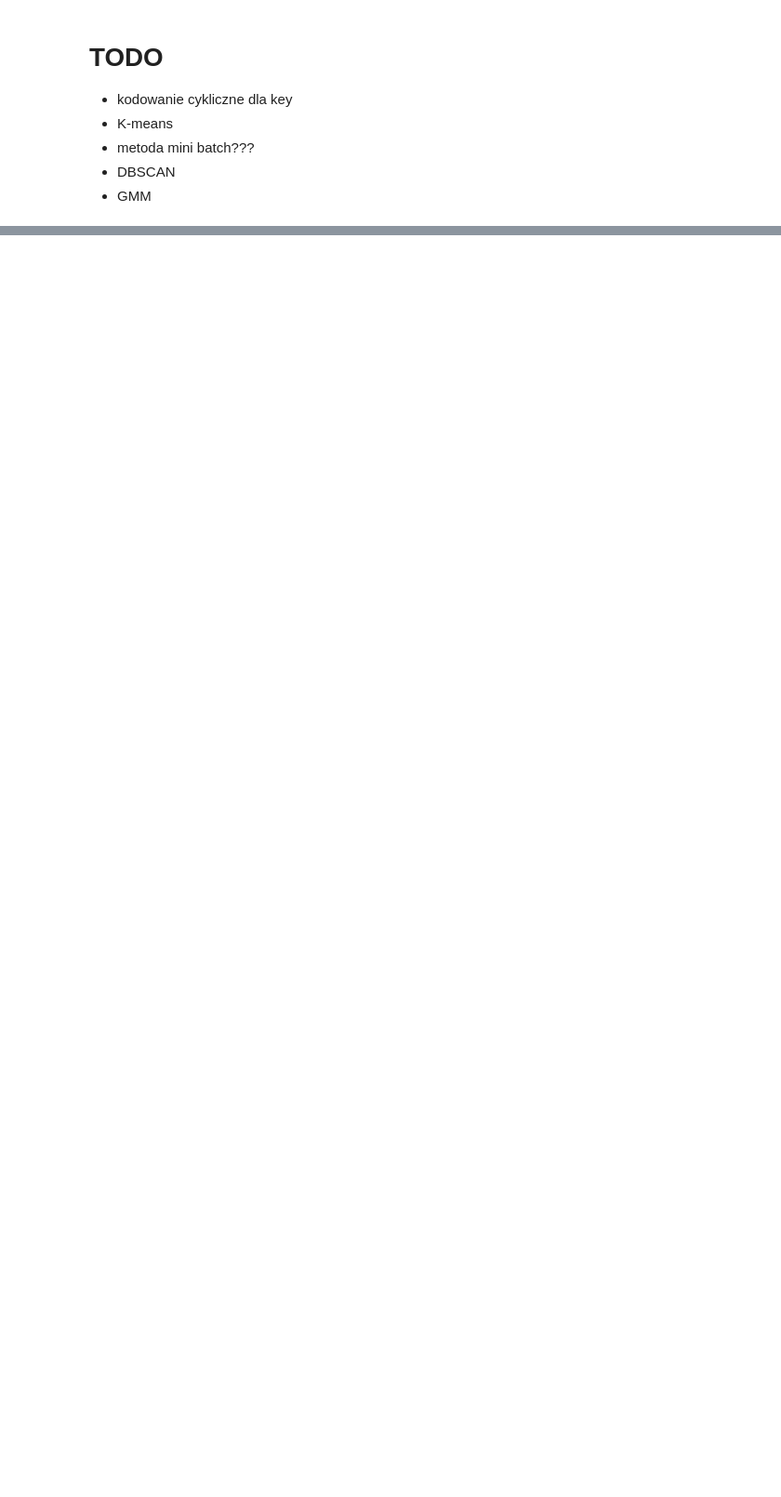
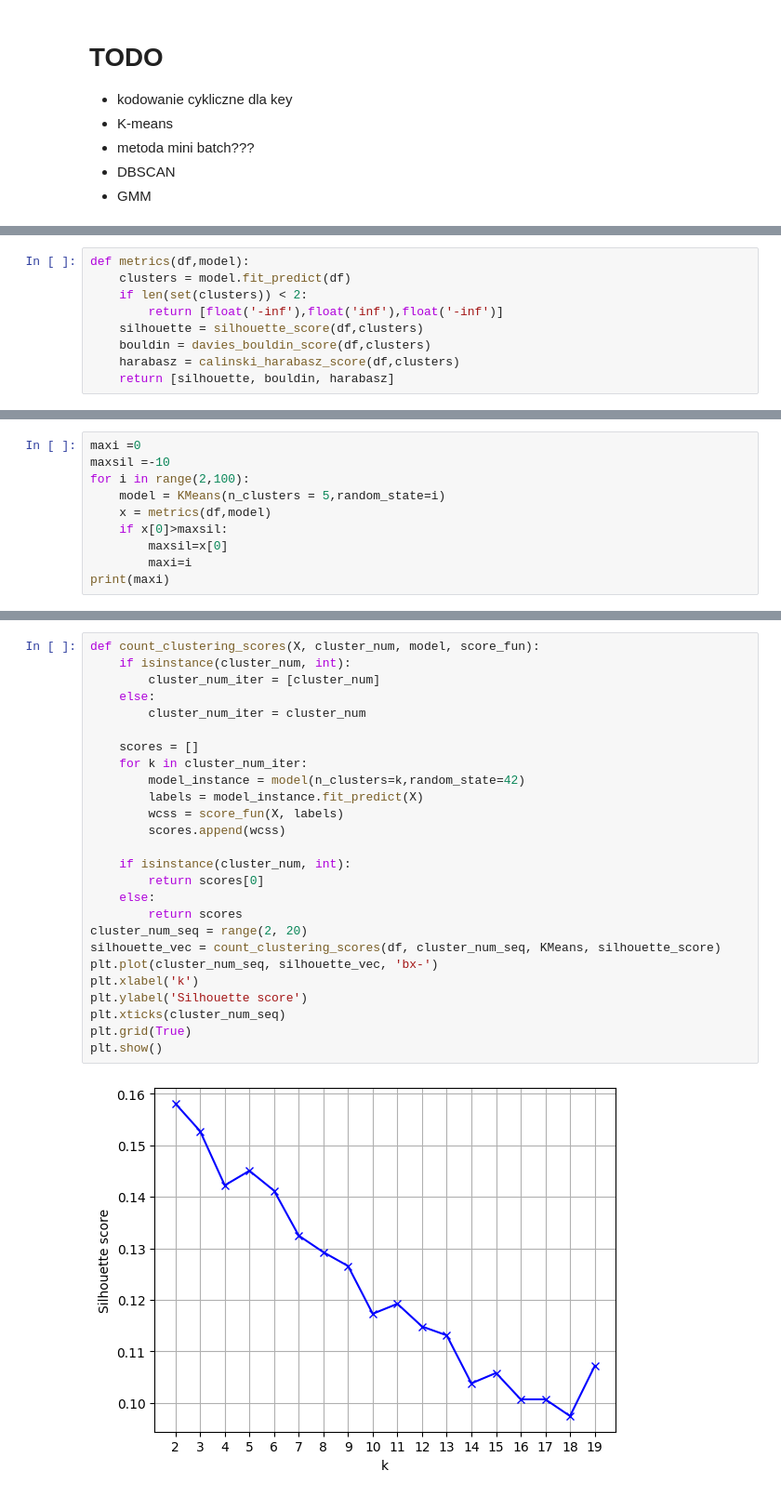
Before and after one commit to nataliachoszczyk/spotify-songs-clustering, a Jupyter notebook: Advanced_modelling_KM3/modelling.ipynb, the cells around one changed output, grey strips where cells are left out. Shown at 93% size. Saved outputs shown, nothing was run; the diff lists cells and outputs as text; blank space fills up the shorter version.

```diff
--- a/Advanced_modelling_KM3/modelling.ipynb
+++ b/Advanced_modelling_KM3/modelling.ipynb
@@ -53,0 +243,9 @@ Przydatna, gdy masz etykiety ground truth.
+# %%
+def metrics(df,model):
+    clusters = model.fit_predict(df)
+    if len(set(clusters)) < 2:
+        return [float('-inf'),float('inf'),float('-inf')]
+    silhouette = silhouette_score(df,clusters)
+    bouldin = davies_bouldin_score(df,clusters)
+    harabasz = calinski_harabasz_score(df,clusters)
+    return [silhouette, bouldin, harabasz]
@@ -53,0 +261,10 @@ Przydatna, gdy masz etykiety ground truth.
+# %%
+maxi =0
+maxsil =-10
+for i in range(2,100):
+    model = KMeans(n_clusters = 5,random_state=i)
+    x = metrics(df,model)
+    if x[0]>maxsil:
+        maxsil=x[0]
+        maxi=i
+print(maxi)
@@ -53,0 +273,28 @@ Przydatna, gdy masz etykiety ground truth.
+# %%
+def count_clustering_scores(X, cluster_num, model, score_fun):
+    if isinstance(cluster_num, int):
+        cluster_num_iter = [cluster_num]
+    else:
+        cluster_num_iter = cluster_num
+
+    scores = []
+    for k in cluster_num_iter:
+        model_instance = model(n_clusters=k,random_state=42)
+        labels = model_instance.fit_predict(X)
+        wcss = score_fun(X, labels)
+        scores.append(wcss)
+
+    if isinstance(cluster_num, int):
+        return scores[0]
+    else:
+        return scores
+cluster_num_seq = range(2, 20)
+silhouette_vec = count_clustering_scores(df, cluster_num_seq, KMeans, silhouette_score)
+plt.plot(cluster_num_seq, silhouette_vec, 'bx-')
+plt.xlabel('k')
+plt.ylabel('Silhouette score')
+plt.xticks(cluster_num_seq)
+plt.grid(True)
+plt.show()
+# %% [output]
+[figure, added]
```
Also changed, not shown: parts of 34 cells of this notebook.
